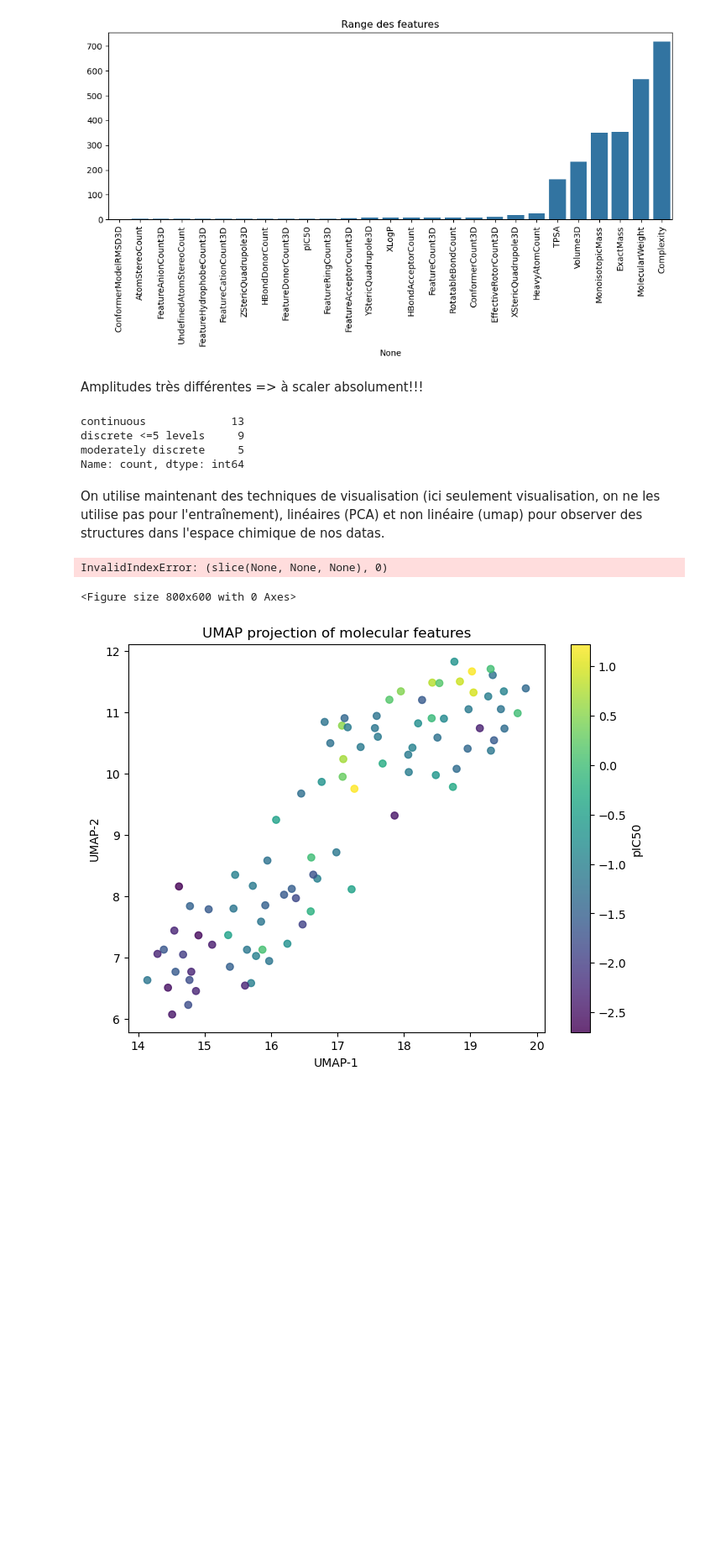
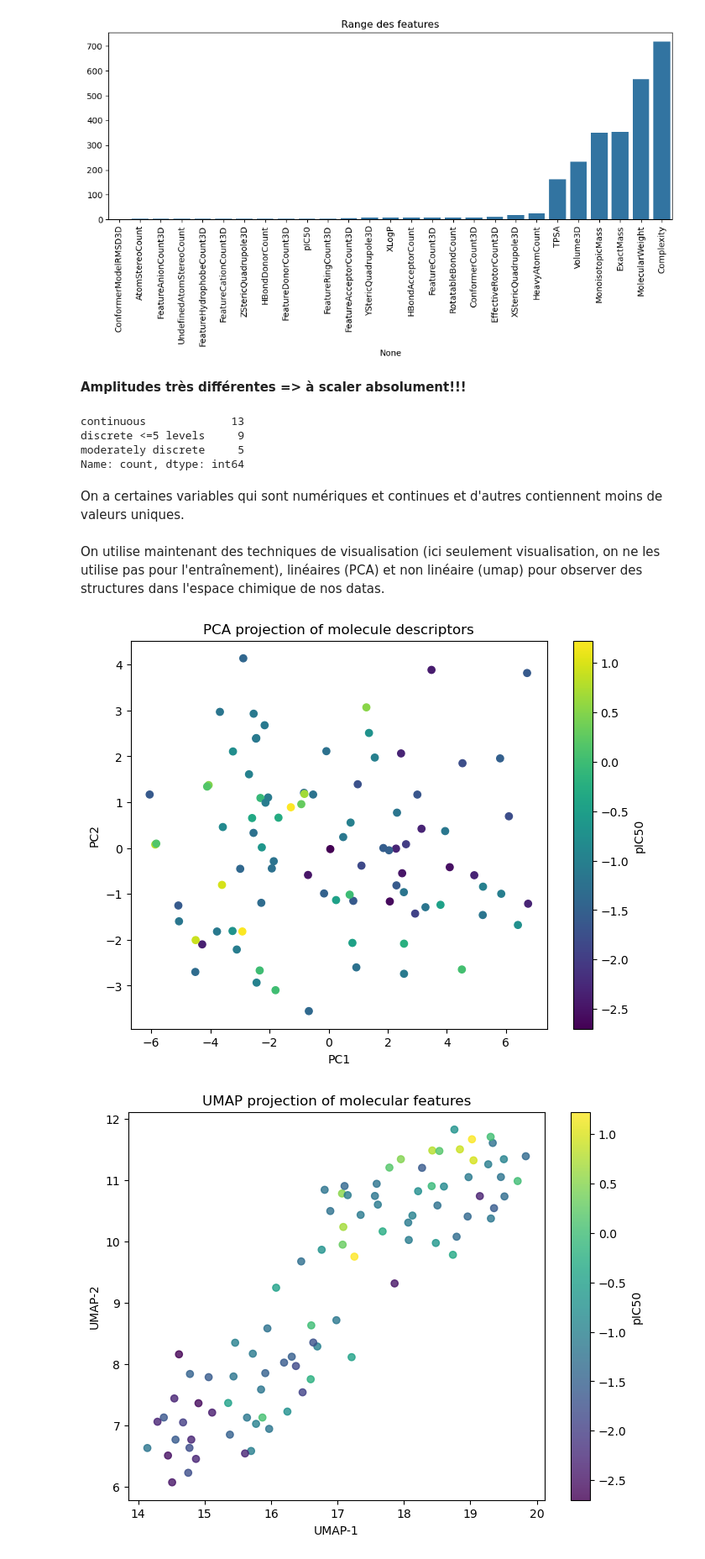
Before and after one commit to mafalda-frere/covid19_drug_discovery, a Jupyter notebook: covid19_drug_discovery.ipynb, the cells around one changed output. Shown at 84% size. Drawn from its saved outputs; the diff is of its cells as text; code cells hidden in the pictures; blank space fills up the shorter version.

```diff
--- a/covid19_drug_discovery.ipynb
+++ b/covid19_drug_discovery.ipynb
@@ -217,7 +225,7 @@ plt.show()
 # %% [output]
 [figure]
 # %% [markdown]
-Amplitudes très différentes => à scaler absolument!!!
+**Amplitudes très différentes => à scaler absolument!!!**
 # %%
 def classify_feature(col):
     n = data[col].nunique()
@@ -237,32 +245,33 @@ continuous             13
 discrete <=5 levels     9
 moderately discrete     5
 Name: count, dtype: int64
+# %% [markdown]
+On a certaines variables qui sont numériques et continues et d'autres contiennent moins de valeurs uniques.
 # %% [markdown]
 On utilise maintenant des techniques de visualisation (ici seulement visualisation, on ne les utilise pas pour l'entraînement), linéaires (PCA) et non linéaire (umap) pour observer des structures dans l'espace chimique de nos datas.
 # %%
 from sklearn.preprocessing import StandardScaler
 from sklearn.decomposition import PCA
 
 # drop target
 data_PCA = data.drop(columns=["pIC50"]).dropna() # je me permets de drop car peu de NA
 
 # Standardisation
 scaled = StandardScaler().fit_transform(data_PCA)
 
 # PCA
 pca = PCA(n_components=2)
 coords = pca.fit_transform(scaled)
 
 plt.figure(figsize=(8,6))
-plt.scatter(coords[:,0], coords[:,1], c=data.loc[data_PCA.index,"pIC50"], cmap="viridis")
+plt.scatter(coords.iloc[:,0], coords.iloc[:,1], c=data.loc[data_PCA.index,"pIC50"], cmap="viridis")
 plt.colorbar(label="pIC50")
 plt.xlabel("PC1")
 plt.ylabel("PC2")
 plt.title("PCA projection of molecule descriptors")
 plt.show()
 # %% [output]
-InvalidIndexError: (slice(None, None, None), 0)
-<Figure size 800x600 with 0 Axes>
+[figure, added]
 # %%
 import umap
 from sklearn.preprocessing import StandardScaler
```
Also changed, not shown: parts of 58 cells of this notebook.
